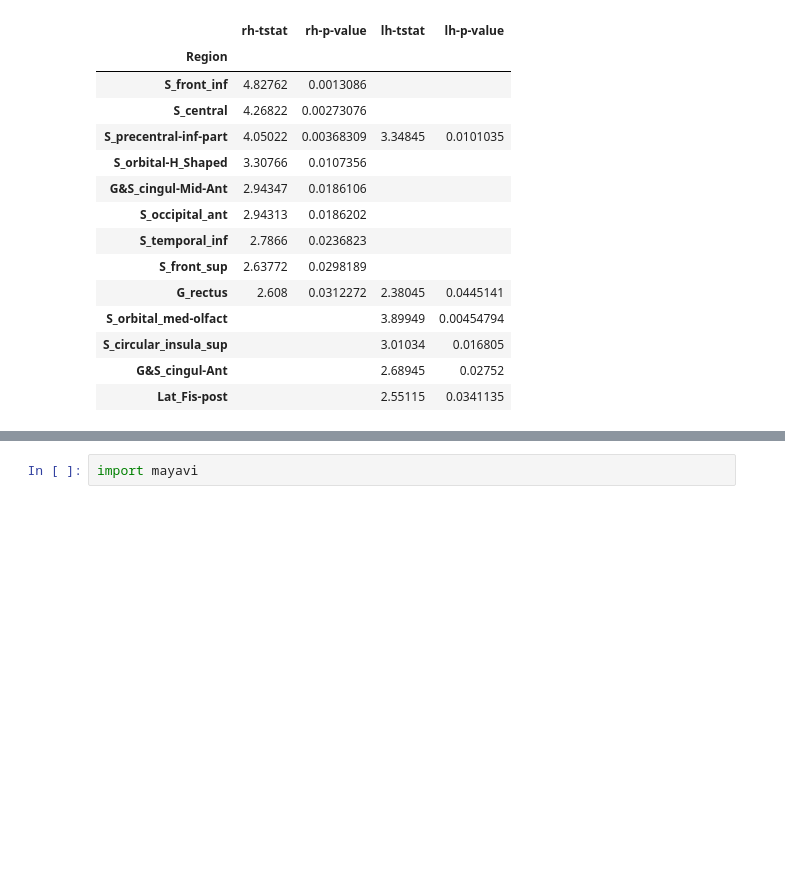
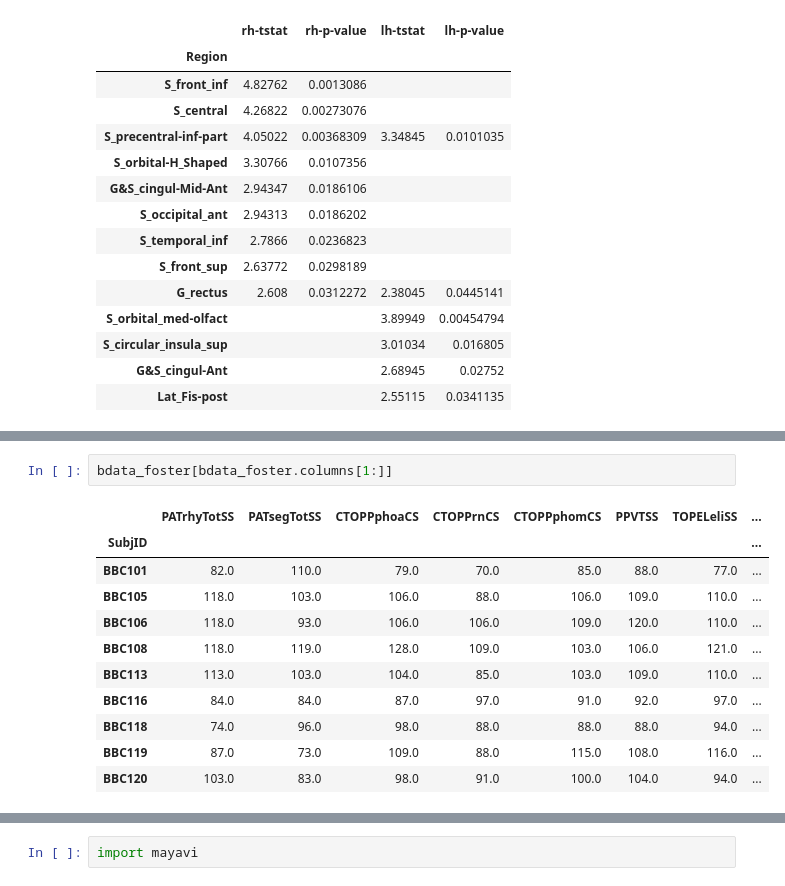
Before and after one commit to mrjeffstevenson3/mmimproc, a Jupyter notebook: ipn/freesurf_pandas_CT_stats_v1.ipynb, the cells around one changed output, grey strips where cells are left out. Saved outputs shown, nothing was run; the diff lists cells and outputs as text; blank space fills up the shorter version.

```diff
--- a/ipn/freesurf_pandas_CT_stats_v1.ipynb
+++ b/ipn/freesurf_pandas_CT_stats_v1.ipynb
@@ -128,0 +158,14 @@ rh_sig_results.merge(lh_sig_results, left_on='Region', right_on='Region', how='o
+# %%
+bdata_foster[bdata_foster.columns[1:]]
+# %% [output]
+|  | PATrhyTotSS | PATsegTotSS | CTOPPphoaCS | CTOPPrnCS | CTOPPphomCS | PPVTSS | TOPELeliSS | ... |
+| SubjID |  |  |  |  |  |  |  | ... |
+| BBC101 | 82.0 | 110.0 | 79.0 | 70.0 | 85.0 | 88.0 | 77.0 | ... |
+| BBC105 | 118.0 | 103.0 | 106.0 | 88.0 | 106.0 | 109.0 | 110.0 | ... |
+| BBC106 | 118.0 | 93.0 | 106.0 | 106.0 | 109.0 | 120.0 | 110.0 | ... |
+| BBC108 | 118.0 | 119.0 | 128.0 | 109.0 | 103.0 | 106.0 | 121.0 | ... |
+| BBC113 | 113.0 | 103.0 | 104.0 | 85.0 | 103.0 | 109.0 | 110.0 | ... |
+| BBC116 | 84.0 | 84.0 | 87.0 | 97.0 | 91.0 | 92.0 | 97.0 | ... |
+| BBC118 | 74.0 | 96.0 | 98.0 | 88.0 | 88.0 | 88.0 | 94.0 | ... |
+| BBC119 | 87.0 | 73.0 | 109.0 | 88.0 | 115.0 | 108.0 | 116.0 | ... |
+| BBC120 | 103.0 | 83.0 | 98.0 | 91.0 | 100.0 | 104.0 | 94.0 | ... |
```
Also changed, not shown: parts of 11 cells of this notebook, 12 other files.
